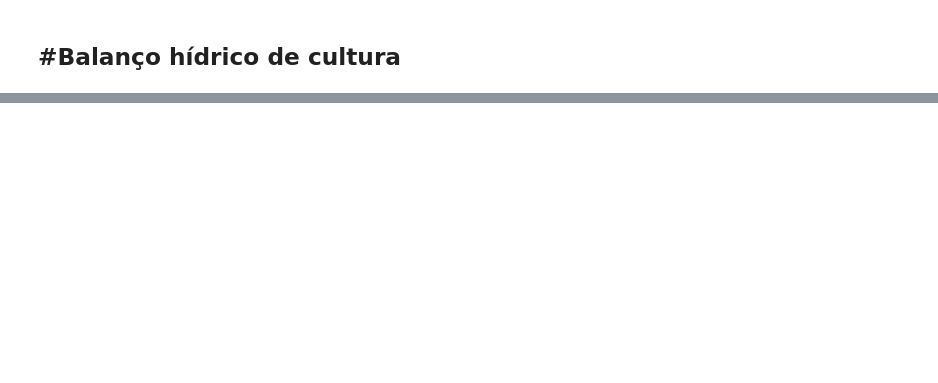
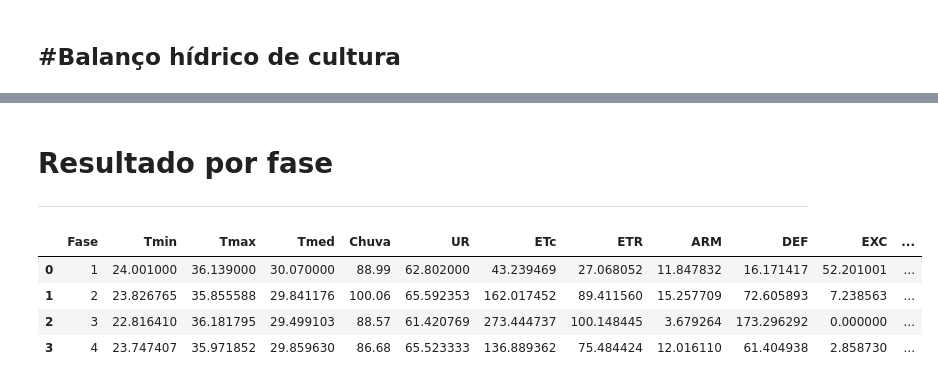
Before and after one commit to fcoliveira-utfpr/agrometeorologia, a Jupyter notebook: bh_cultura.ipynb, the cells around one changed output, grey strips where cells are left out. Cells and saved outputs as stored; diff of their text form; code cells hidden in the pictures; blank space fills up the shorter version.

```diff
--- a/bh_cultura.ipynb
+++ b/bh_cultura.ipynb
@@ -416,0 +399,41 @@ safra1
+# %% [markdown]
+# **Resultado por fase**
+---
+# %%
+# -----------------------------------------
+# Resumo por fase das principais variáveis
+# -----------------------------------------
+
+safra = safra1.groupby("Fase").agg({
+    "Tmin": "mean",
+    "Tmax": "mean",
+    "Tmed": "mean",
+    "Chuva": "sum",
+    "UR": "mean",
+    "ETc": "sum",
+    'ETR': "sum",
+    "ARM": "last",
+    "DEF": "sum",
+    "EXC": "sum",
+    "ISNA_diario": "mean",
+    "N": "mean",
+})
+safra['Data semeadura'] = df1['Datas de semeadura'].iloc[0]
+safra['Data maturação'] = df1['Datas maturação'].iloc[0]
+safra = safra.rename(columns={'ISNA_diario': 'ISNA'})
+safra = safra.reset_index()
+
+tiempo = 'fase'
+
+#para baixar os dados tire o # da última linha
+from google.colab import files
+safra1.to_excel(f'{municipio}_{tiempo}.xlsx')
+#files.download(f'{municipio}_{tiempo}.xlsx')
+
+safra
+# %% [output]
+|  | Fase | Tmin | Tmax | Tmed | Chuva | UR | ETc | ETR | ARM | DEF | EXC | ... |
+| 0 | 1 | 24.001000 | 36.139000 | 30.070000 | 88.99 | 62.802000 | 43.239469 | 27.068052 | 11.847832 | 16.171417 | 52.201001 | ... |
+| 1 | 2 | 23.826765 | 35.855588 | 29.841176 | 100.06 | 65.592353 | 162.017452 | 89.411560 | 15.257709 | 72.605893 | 7.238563 | ... |
+| 2 | 3 | 22.816410 | 36.181795 | 29.499103 | 88.57 | 61.420769 | 273.444737 | 100.148445 | 3.679264 | 173.296292 | 0.000000 | ... |
+| 3 | 4 | 23.747407 | 35.971852 | 29.859630 | 86.68 | 65.523333 | 136.889362 | 75.484424 | 12.016110 | 61.404938 | 2.858730 | ... |
```
Also changed, not shown: parts of 14 cells of this notebook.
